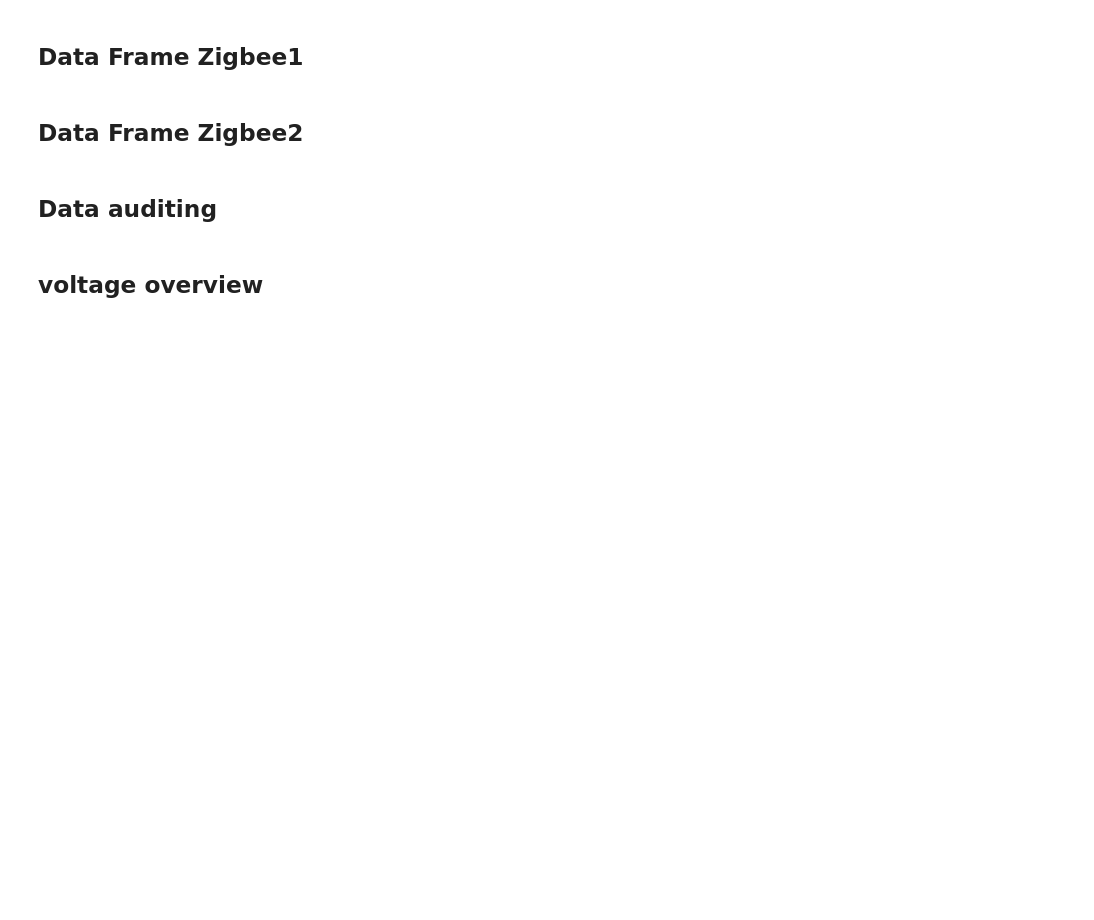
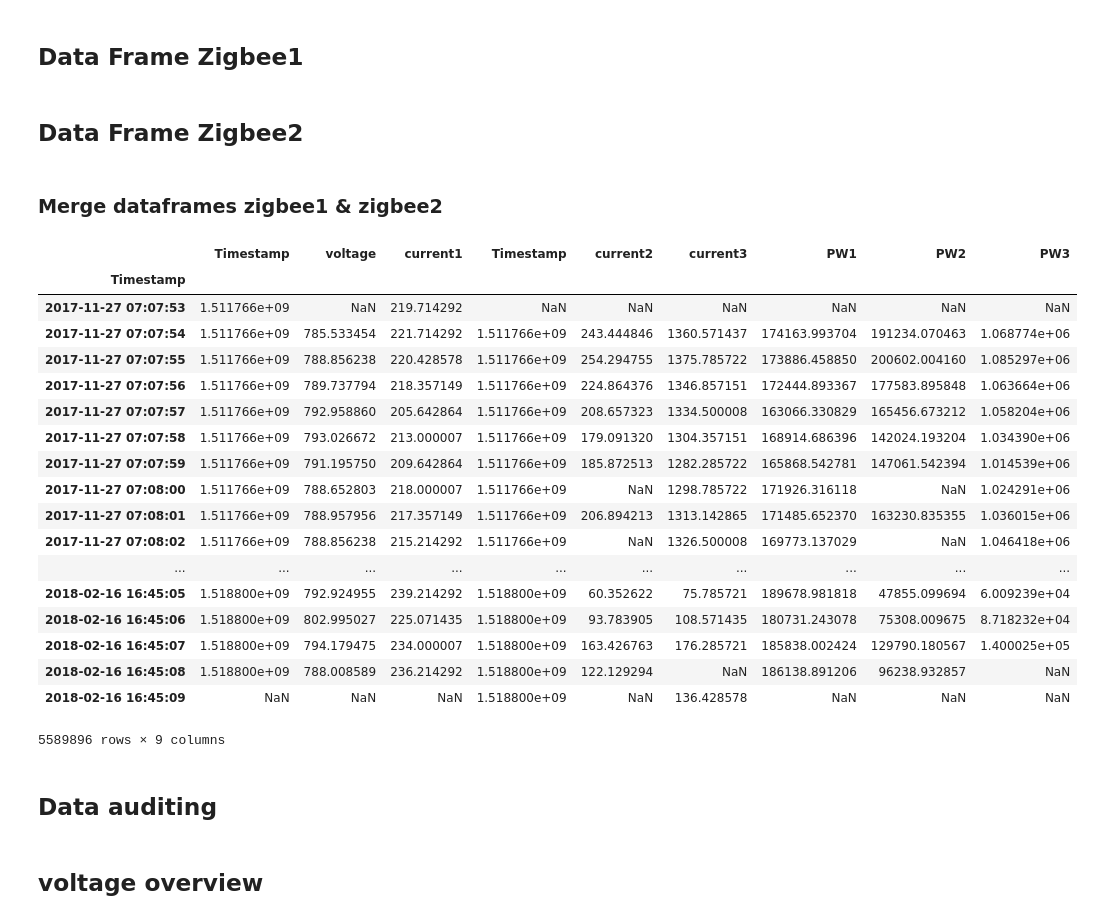
Before and after one commit to MihaCim/Forecast-Rails, a Jupyter notebook: Substation.Exploratory.ipynb, the cells around one changed output. Saved outputs shown, nothing was run; the diff lists cells and outputs as text; code cells hidden in the pictures; blank space fills up the shorter version.

```diff
--- a/Substation.Exploratory.ipynb
+++ b/Substation.Exploratory.ipynb
@@ -73,3 +69,53 @@ df2['sec'] = df2.index.second
+# %% [markdown]
+### Merge dataframes zigbee1 & zigbee2
+# %%
+# Loading first file dataframe as df1
+dataDir = ("C:/Users/miha/Desktop/Programming/test1/")
+df1 = pd.read_csv(dataDir + r"zigbee1.csv")
+
+# Loading second file dataframe as df2
+dataDir = ("C:/Users/miha/Desktop/Programming/test1/")
+df2 = pd.read_csv(dataDir + r"zigbee2.csv")
+
+#convert epoch time to datetime
+df2.index = pd.to_datetime(df2['Timestamp'], unit='s')
+df2.index.day
+
+df1.index = pd.to_datetime(df1['Timestamp'], unit='s')
+df1.index.day
+
+#Meriging dataframes by timestamp (index)
+df=pd.concat([df1,df2], axis=1)
+
+#rename columns
+df.rename(columns={'ch0_zigbee1': 'voltage', 'ch1_zigbee1': 'current1', 'ch0_zigbee2': 'current2', 'ch1_zigbee2': 'current3'}, inplace=True)
+
+##Add new derivatives (Power1,2,3,)
+df['PW1'] = df['voltage'] * df['current1']
+df['PW2'] = df['voltage'] * df['current2']
+df['PW3'] = df['voltage'] * df['current3']
+
+df
+# %% [output]
+|  | Timestamp | voltage | current1 | Timestamp | current2 | current3 | PW1 | PW2 | PW3 |
+| Timestamp |  |  |  |  |  |  |  |  |  |
+| 2017-11-27 07:07:53 | 1.511766e+09 | NaN | 219.714292 | NaN | NaN | NaN | NaN | NaN | NaN |
+| 2017-11-27 07:07:54 | 1.511766e+09 | 785.533454 | 221.714292 | 1.511766e+09 | 243.444846 | 1360.571437 | 174163.993704 | 191234.070463 | 1.068774e+06 |
+| 2017-11-27 07:07:55 | 1.511766e+09 | 788.856238 | 220.428578 | 1.511766e+09 | 254.294755 | 1375.785722 | 173886.458850 | 200602.004160 | 1.085297e+06 |
+| 2017-11-27 07:07:56 | 1.511766e+09 | 789.737794 | 218.357149 | 1.511766e+09 | 224.864376 | 1346.857151 | 172444.893367 | 177583.895848 | 1.063664e+06 |
+| 2017-11-27 07:07:57 | 1.511766e+09 | 792.958860 | 205.642864 | 1.511766e+09 | 208.657323 | 1334.500008 | 163066.330829 | 165456.673212 | 1.058204e+06 |
+| 2017-11-27 07:07:58 | 1.511766e+09 | 793.026672 | 213.000007 | 1.511766e+09 | 179.091320 | 1304.357151 | 168914.686396 | 142024.193204 | 1.034390e+06 |
+| 2017-11-27 07:07:59 | 1.511766e+09 | 791.195750 | 209.642864 | 1.511766e+09 | 185.872513 | 1282.285722 | 165868.542781 | 147061.542394 | 1.014539e+06 |
+| 2017-11-27 07:08:00 | 1.511766e+09 | 788.652803 | 218.000007 | 1.511766e+09 | NaN | 1298.785722 | 171926.316118 | NaN | 1.024291e+06 |
+| 2017-11-27 07:08:01 | 1.511766e+09 | 788.957956 | 217.357149 | 1.511766e+09 | 206.894213 | 1313.142865 | 171485.652370 | 163230.835355 | 1.036015e+06 |
+| 2017-11-27 07:08:02 | 1.511766e+09 | 788.856238 | 215.214292 | 1.511766e+09 | NaN | 1326.500008 | 169773.137029 | NaN | 1.046418e+06 |
+| ... | ... | ... | ... | ... | ... | ... | ... | ... | ... |
+| 2018-02-16 16:45:05 | 1.518800e+09 | 792.924955 | 239.214292 | 1.518800e+09 | 60.352622 | 75.785721 | 189678.981818 | 47855.099694 | 6.009239e+04 |
+| 2018-02-16 16:45:06 | 1.518800e+09 | 802.995027 | 225.071435 | 1.518800e+09 | 93.783905 | 108.571435 | 180731.243078 | 75308.009675 | 8.718232e+04 |
+| 2018-02-16 16:45:07 | 1.518800e+09 | 794.179475 | 234.000007 | 1.518800e+09 | 163.426763 | 176.285721 | 185838.002424 | 129790.180567 | 1.400025e+05 |
+| 2018-02-16 16:45:08 | 1.518800e+09 | 788.008589 | 236.214292 | 1.518800e+09 | 122.129294 | NaN | 186138.891206 | 96238.932857 | NaN |
+| 2018-02-16 16:45:09 | NaN | NaN | NaN | 1.518800e+09 | NaN | 136.428578 | NaN | NaN | NaN |
+5589896 rows × 9 columns
 # %% [markdown]
 ## Data auditing
 # %% [markdown]
```
Also changed, not shown: parts of 5 cells of this notebook.
